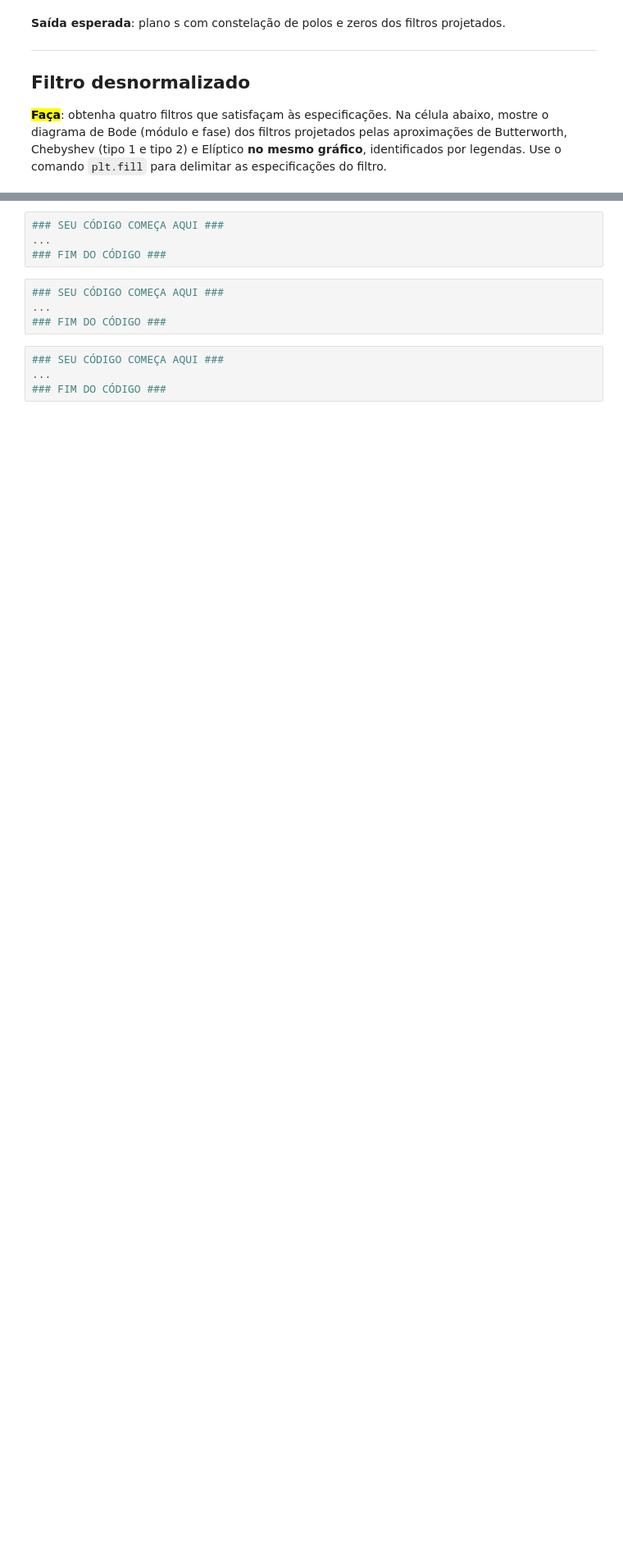
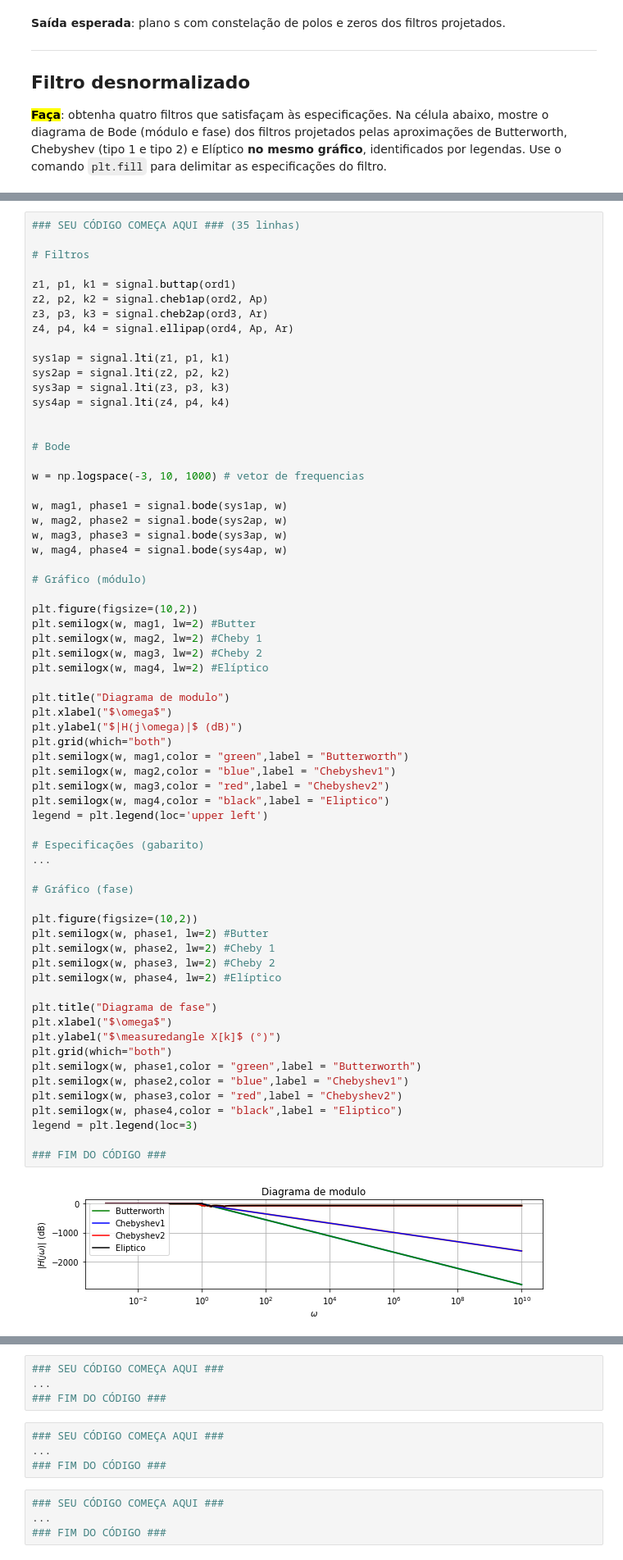
Before and after one commit to iurykischka/Proc.-de-sinais, a Jupyter notebook: Ex/Ex04_filtros_IURY.ipynb, the cells around one changed output, grey strips where cells are left out. Shown at 82% size. Cells and saved outputs as stored; diff of their text form; blank space fills up the shorter version.

```diff
--- a/Ex/Ex04_filtros_IURY.ipynb
+++ b/Ex/Ex04_filtros_IURY.ipynb
@@ -198,0 +259,67 @@ ___
+# %%
+### SEU CÓDIGO COMEÇA AQUI ### (35 linhas)
+
+# Filtros
+
+z1, p1, k1 = signal.buttap(ord1)
+z2, p2, k2 = signal.cheb1ap(ord2, Ap)
+z3, p3, k3 = signal.cheb2ap(ord3, Ar)
+z4, p4, k4 = signal.ellipap(ord4, Ap, Ar)
+
+sys1ap = signal.lti(z1, p1, k1)
+sys2ap = signal.lti(z2, p2, k2)
+sys3ap = signal.lti(z3, p3, k3)
+sys4ap = signal.lti(z4, p4, k4)
+
+
+# Bode
+
+w = np.logspace(-3, 10, 1000) # vetor de frequencias
+
+w, mag1, phase1 = signal.bode(sys1ap, w)
+w, mag2, phase2 = signal.bode(sys2ap, w)
+w, mag3, phase3 = signal.bode(sys3ap, w)
+w, mag4, phase4 = signal.bode(sys4ap, w)
+
+# Gráfico (módulo)
+
+plt.figure(figsize=(10,2))
+plt.semilogx(w, mag1, lw=2) #Butter
+plt.semilogx(w, mag2, lw=2) #Cheby 1
+plt.semilogx(w, mag3, lw=2) #Cheby 2
+plt.semilogx(w, mag4, lw=2) #Elíptico
+
+plt.title("Diagrama de modulo")
+plt.xlabel("$\omega$")
+plt.ylabel("$|H(j\omega)|$ (dB)")
+plt.grid(which="both")
+plt.semilogx(w, mag1,color = "green",label = "Butterworth")
+plt.semilogx(w, mag2,color = "blue",label = "Chebyshev1")
+plt.semilogx(w, mag3,color = "red",label = "Chebyshev2")
+plt.semilogx(w, mag4,color = "black",label = "Eliptico")
+legend = plt.legend(loc='upper left')
+
+# Especificações (gabarito)
+...
+
+# Gráfico (fase)
+
+plt.figure(figsize=(10,2))
+plt.semilogx(w, phase1, lw=2) #Butter
+plt.semilogx(w, phase2, lw=2) #Cheby 1
+plt.semilogx(w, phase3, lw=2) #Cheby 2
+plt.semilogx(w, phase4, lw=2) #Elíptico
+
+plt.title("Diagrama de fase")
+plt.xlabel("$\omega$")
+plt.ylabel("$\measuredangle X[k]$ (°)")
+plt.grid(which="both")
+plt.semilogx(w, phase1,color = "green",label = "Butterworth")
+plt.semilogx(w, phase2,color = "blue",label = "Chebyshev1")
+plt.semilogx(w, phase3,color = "red",label = "Chebyshev2")
+plt.semilogx(w, phase4,color = "black",label = "Eliptico")
+legend = plt.legend(loc=3)
+
+### FIM DO CÓDIGO ###
+# %% [output]
+[figure, added]
```
Also changed, not shown: parts of 9 cells of this notebook.
